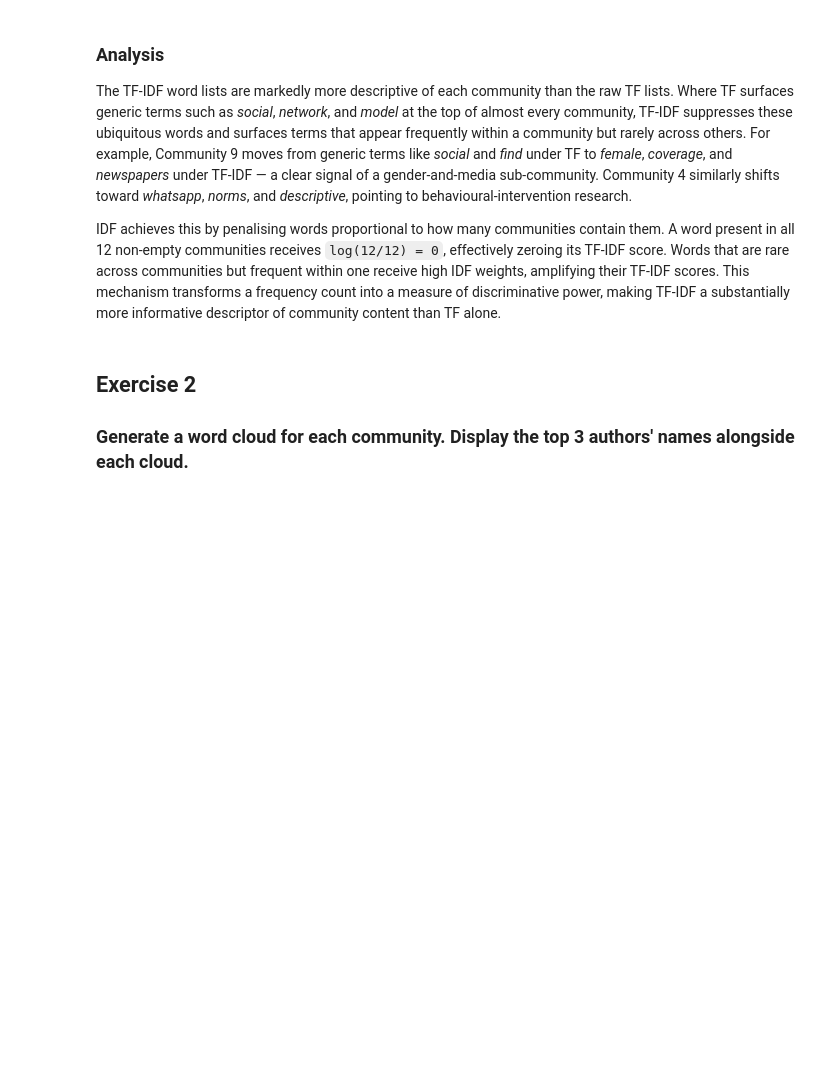
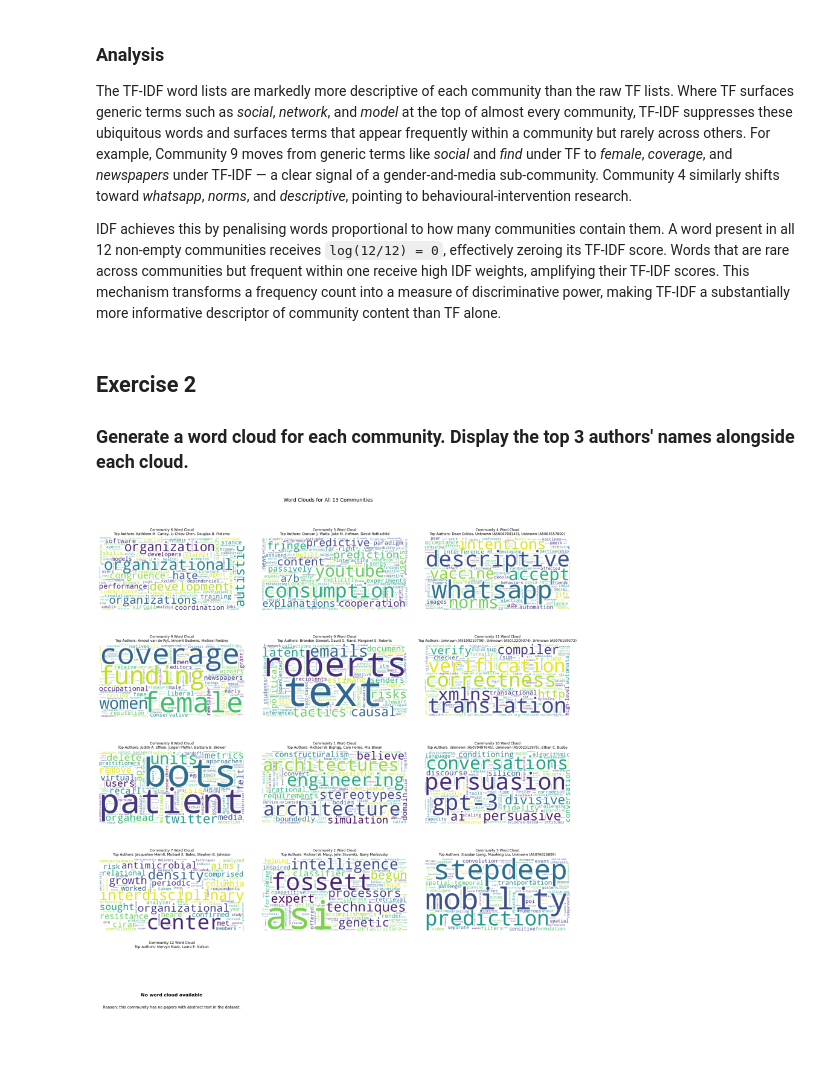
Before and after one commit to oggefaderen/CompSci, a Jupyter notebook: Assignment2/Assignment2.ipynb, the cells around one changed output. Cells and saved outputs as stored; diff of their text form; code cells hidden in the pictures; blank space fills up the shorter version.

```diff
--- a/Assignment2/Assignment2.ipynb
+++ b/Assignment2/Assignment2.ipynb
@@ -382,40 +456,75 @@ IDF achieves this by penalising words proportional to how many communities conta
 
 ### Generate a word cloud for each community. Display the top 3 authors' names alongside each cloud.
 # %%
-# Ex2: Word clouds for top 9 communities with real author names
-# Resolve OpenAlex IDs to display names using final_authors.csv
+# Ex2: Word clouds for every community using TF-IDF weights when available
 name_map = dict(zip(authors_df['id'], authors_df['display_name']))
 
-top9_communities = community_df['community'].value_counts().head(9).index.tolist()
+def author_label(author_id):
+    return name_map.get(author_id, f"Unknown ({author_id.rsplit('/', 1)[-1]})")
 
-fig, axes = plt.subplots(3, 3, figsize=(18, 12))
-axes_flat = axes.flatten()
+communities_by_size = community_df['community'].value_counts().index.tolist()
+n_communities = len(communities_by_size)
+n_cols = 3
+n_rows = math.ceil(n_communities / n_cols)
 
-for idx, comm in enumerate(top9_communities):
-    # Generate word cloud from TF frequencies
-    wordcloud = WordCloud(width=600, height=300, background_color='white',
-                          colormap='viridis').generate_from_frequencies(tf_community[comm])
+fig, axes = plt.subplots(n_rows, n_cols, figsize=(18, 4 * n_rows))
+axes_flat = np.atleast_1d(axes).flatten()
 
-    # Resolve top 3 authors by degree to display names
+for idx, comm in enumerate(communities_by_size):
+    ax = axes_flat[idx]
+    frequencies = tf_idf_community.get(comm, {}) or tf_community.get(comm, {})
+
     top_authors_rows = (
         community_df[community_df['community'] == comm]
-        .sort_values(by='degree', ascending=False)
+        .sort_values(by=['degree', 'author_id'], ascending=[False, True])
         .head(3)
     )
-    author_names = [name_map.get(aid, aid) for aid in top_authors_rows['author_id'].tolist()]
+    author_names = [author_label(aid) for aid in top_authors_rows['author_id'].tolist()]
 
-    ax = axes_flat[idx]
-    ax.imshow(wordcloud, interpolation='bilinear')
+    if frequencies:
+        wordcloud = WordCloud(
+            width=600,
+            height=300,
+            background_color='white',
+            colormap='viridis'
+        ).generate_from_frequencies(frequencies)
+        ax.imshow(wordcloud, interpolation='bilinear')
+    else:
+        ax.set_facecolor('#f4f4f4')
+        ax.text(
+            0.5,
+            0.56,
+            'No word cloud available',
+            ha='center',
+            va='center',
+            fontsize=12,
+            fontweight='bold'
+        )
+        ax.text(
+            0.5,
+            0.44,
+            'Reason: this community has no papers with abstract text in the dataset.',
+            ha='center',
+            va='center',
+            fontsize=10,
+            wrap=True
+        )
+
     ax.axis('off')
     ax.set_title(
-        f'Community {comm} Word Cloud
-Top Authors: {", ".join(author_names)}',
-        fontsize=9, pad=6
+        f"Community {comm} Word Cloud\nTop Authors: {', '.join(author_names)}",
+        fontsize=9,
+        pad=6
     )
 
-plt.suptitle('Word Clouds for Top 9 Communities (by Author Count)', fontsize=13, y=1.01)
+for ax in axes_flat[n_communities:]:
+    ax.axis('off')
+
+plt.suptitle(f'Word Clouds for All {n_communities} Communities', fontsize=13, y=1.02)
 plt.tight_layout()
 plt.show()
+# %% [output]
+[figure, added]
 # %% [markdown]
 ### Top Author per Community: Research Field Lookup
 
```
Also changed, not shown: parts of 15 cells of this notebook, 1 other file.
